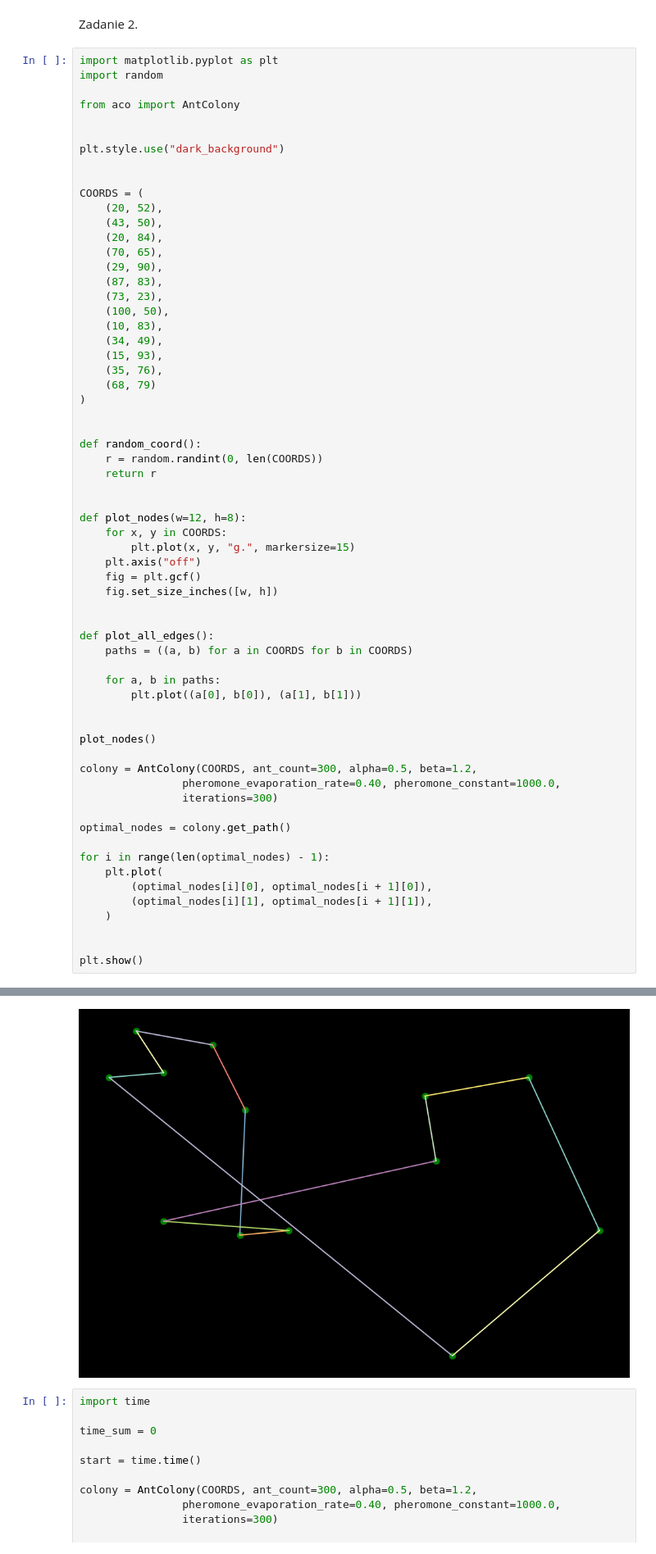
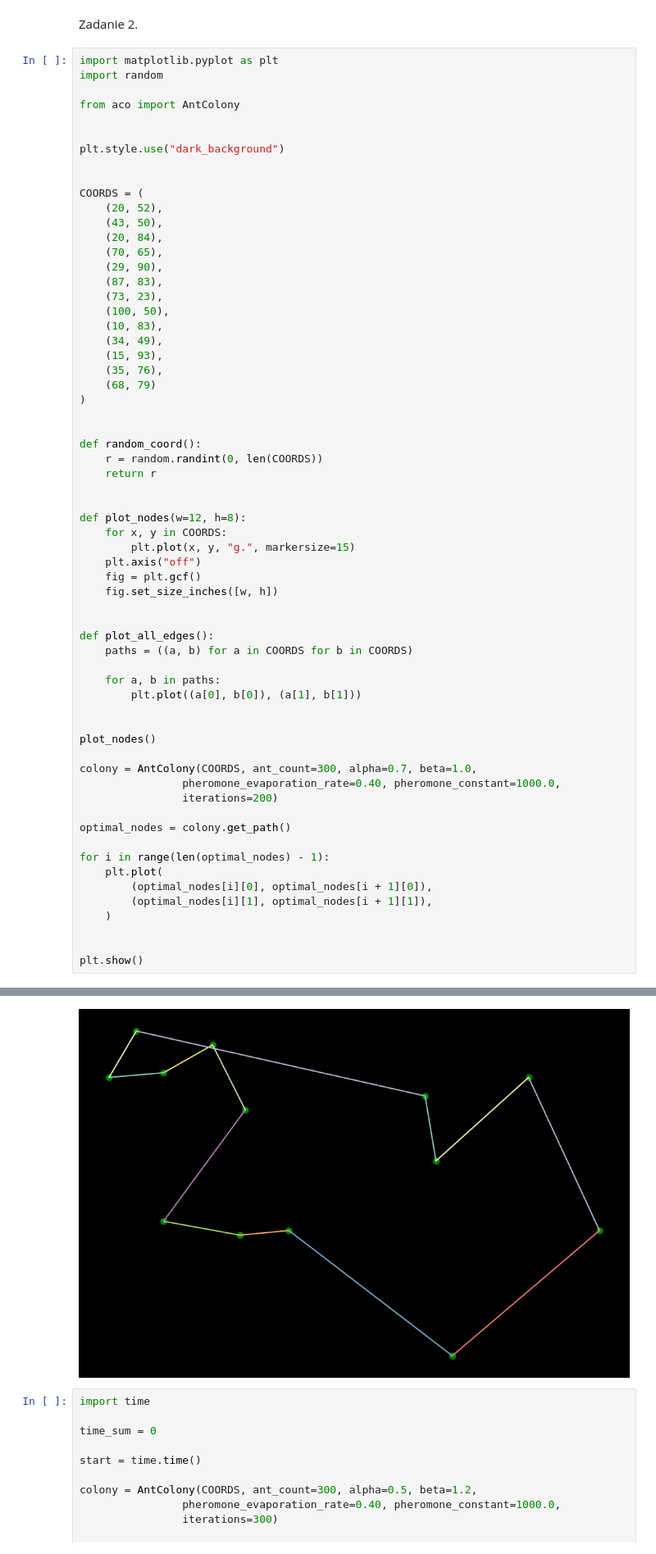
Before and after one commit to mkarpinski99/inteligencja_obliczeniowa_2023, a Jupyter notebook: lab3/lab3.ipynb, the cells around one changed output, grey strips where cells are left out. Shown: that part at 82% size. Cells and saved outputs as stored; diff of their text form.

```diff
--- a/lab3/lab3.ipynb
+++ b/lab3/lab3.ipynb
@@ -132,9 +139,9 @@ def plot_all_edges():
 
 plot_nodes()
 
-colony = AntColony(COORDS, ant_count=300, alpha=0.5, beta=1.2,
+colony = AntColony(COORDS, ant_count=300, alpha=0.7, beta=1.0,
                 pheromone_evaporation_rate=0.40, pheromone_constant=1000.0,
-                iterations=300)
+                iterations=200)
 
 optimal_nodes = colony.get_path()
 
@@ -167,4 +174,4 @@ iteration:  300
-[figure, old version]
+[figure, new version]
 # %%
 import time
 
```
Also changed, not shown: parts of 5 cells of this notebook.
